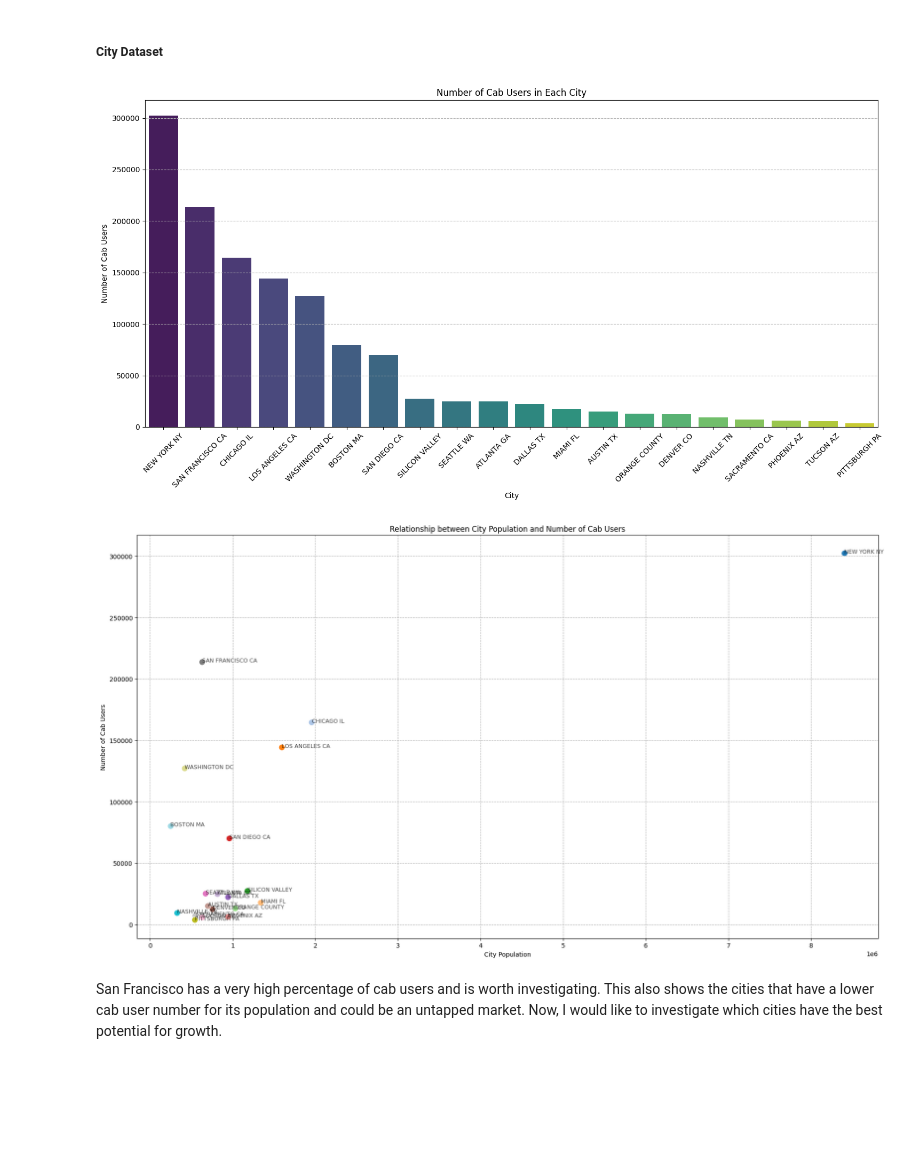
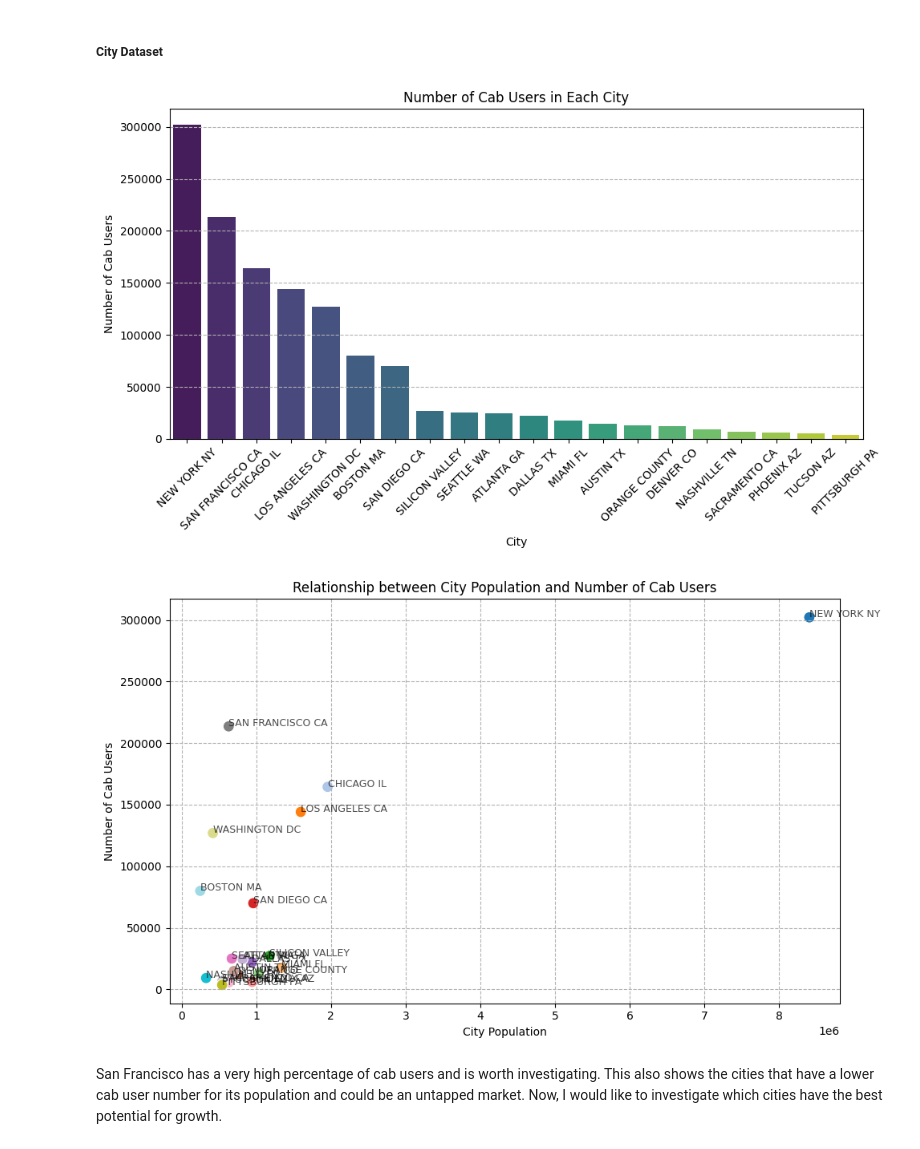
Before and after one commit to matthewiversen/data-glacier-internship, a Jupyter notebook: week-2/notebook.ipynb, the cells around one changed output. Drawn from its saved outputs; the diff is of its cells as text; code cells hidden in the pictures; blank space fills up the shorter version.

```diff
--- a/week-2/notebook.ipynb
+++ b/week-2/notebook.ipynb
@@ -556,19 +558,19 @@ From this visualization, we can see that the trend in profits is consistent with
 # %% [markdown]
 ##### City Dataset
 # %%
-plt.figure(figsize=(15, 8))
+plt.figure(figsize=(10, 6))
 sb.barplot(data=city_data.sort_values(by='Users', ascending=False), x='City', y='Users', palette='viridis', hue='City')
 plt.title('Number of Cab Users in Each City')
 plt.xlabel('City')
 plt.ylabel('Number of Cab Users')
 plt.xticks(rotation=45)
 plt.grid(True, axis='y', ls="--", c='0.7')
 plt.tight_layout()
 plt.show()
 # %% [output]
-[figure, old version]
+[figure, new version]
 # %%
-plt.figure(figsize=(18, 10))
+plt.figure(figsize=(10, 6))
 sb.scatterplot(data=city_data, x='Population', y='Users', hue='City', palette='tab20', s=100, legend=None)
 
 # Annotating each point
@@ -582,7 +584,7 @@ plt.grid(True, which='both', ls="--", c='0.7')
 plt.tight_layout()
 plt.show()
 # %% [output]
-[figure, old version]
+[figure, new version]
 # %% [markdown]
 San Francisco has a very high percentage of cab users and is worth investigating. This also shows the cities that have a lower cab user number for its population and could be an untapped market. Now, I would like to investigate which cities have the best potential for growth.
 # %%
```
Also changed, not shown: parts of 9 cells of this notebook, 2 other files.
